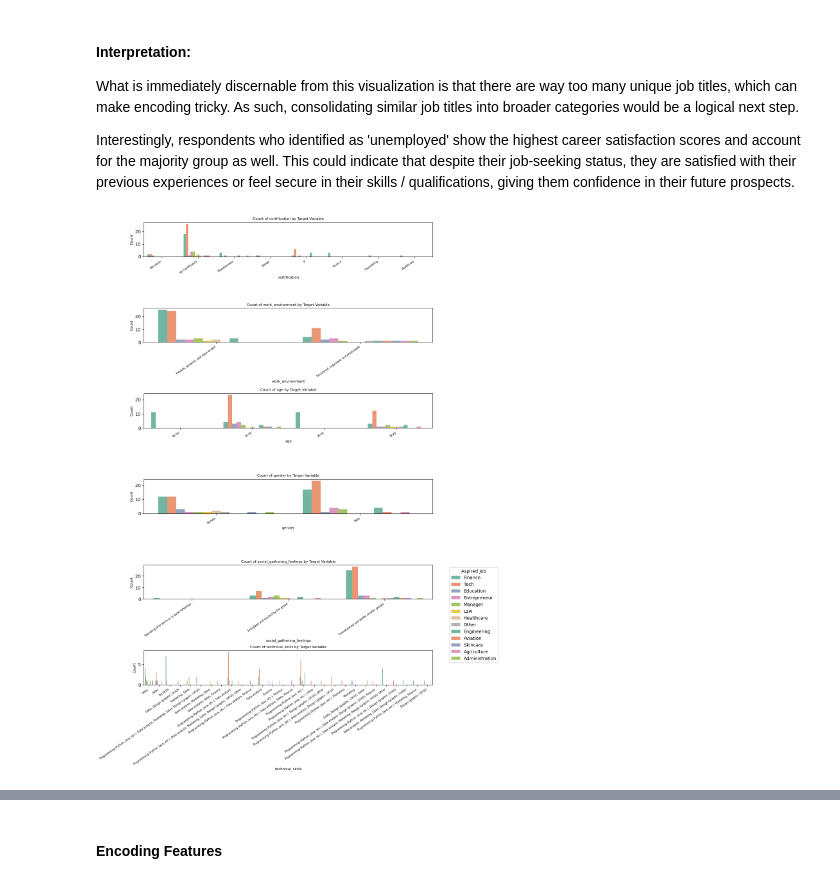
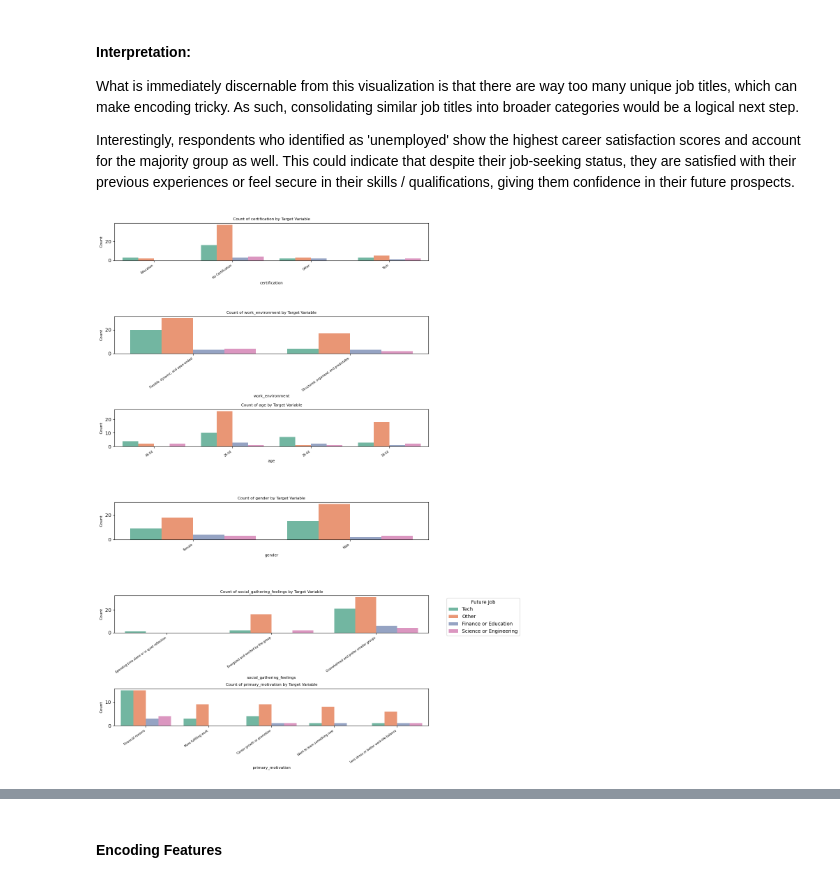
Before and after one commit to Ummhabibi/MJ, a Jupyter notebook: AI Career Advisor Project.ipynb, the cells around one changed output, grey strips where cells are left out. Cells and saved outputs as stored; diff of their text form; code cells hidden in the pictures.

```diff
--- a/AI Career Advisor Project.ipynb
+++ b/AI Career Advisor Project.ipynb
@@ -318,0 +337,3 @@ df[['transition_career']]
+# %%
+#Rename column
+df.rename(columns={'transition_career': 'future_job'}, inplace=True)
@@ -324,7 +354,7 @@ array(['Difficulty finding opportunities', 'None',
        'Financial instability during the transition', 'Other'],
       dtype=object)
 # %%
-df['transition_challenge'].fillna('None', inplace=True)
+df['transition_challenge'].fillna('Other', inplace=True)
 # %%
 #Checking for missing values
 df['transition_challenge'].isnull().sum()
@@ -397,12 +432,6 @@ df['free_time_activity'].fillna(df['free_time_activity'].mode()[0], inplace=True
 # %%
 #Fill missing values in certification column
 df['certification'].fillna('Not specified', inplace=True)
-
-# Splitting certifications
-df['certification'] = df['certification'].str.split(', ')
-
-# Exploding the DataFrame to have one certification per row
-df = df.explode('certification')
 # %%
 df['certification'].unique()
 # %% [output]
@@ -716,40 +611,40 @@ plt.show()
 What is immediately discernable from this visualization is that there are way too many unique job titles, which can make encoding tricky. As such, consolidating similar job titles into broader categories would be a logical next step.
 
 Interestingly, respondents who identified as 'unemployed' show the highest career satisfaction scores and account for the majority group as well. This could indicate that despite their job-seeking status, they are satisfied with their previous experiences or feel secure in their skills / qualifications, giving them confidence in their future prospects.
-# %%
-import seaborn as sns
-import matplotlib.pyplot as plt
-
-# Example categorical features
-categorical_features = ['certification', 'work_environment', 'age', 'gender',
-                        'social_gathering_feelings', 'technical_skills']
-num_features = len(categorical_features)
-
-# Increase figure size
-plt.figure(figsize=(12, 18))  # Increase height to allow more room for subplots
-
-for i, feature in enumerate(categorical_features):
-    plt.subplot(num_features, 1, i + 1)  # Create a subplot for each feature
-    sns.countplot(data=df, x=feature, hue='aspired_job', palette='Set2')
-    plt.title(f'Count of {feature} by Target Variable', fontsize=8)
-    plt.xlabel(feature, fontsize=8)
-    plt.ylabel('Count', fontsize=8)
-    plt.xticks(rotation=35, fontsize=6, ha='right')  # Rotate x-axis labels and right-align them
-
-    # Remove legend for all subplots except the last one
-    if i < num_features - 1:
-        plt.legend([],[], frameon=False)
-
-# Add the legend only once, outside the last subplot
-plt.legend(title='Aspired Job', bbox_to_anchor=(1.05, 3.5), loc='upper left')
-
-# Manually adjust space to fix overlap issues
-plt.tight_layout()  # Attempt to fit the layout
-plt.subplots_adjust(left=0.1, right=0.85, top=0.9, bottom=0.1, hspace=1.5)  # Increase hspace
-
-plt.show()
-# %% [output]
-[figure, removed]
+# %%
+import seaborn as sns
+import matplotlib.pyplot as plt
+
+# Example categorical features
+categorical_features = ['certification', 'work_environment', 'age', 'gender',
+                        'social_gathering_feelings', 'primary_motivation']
+num_features = len(categorical_features)
+
+# Increase figure size
+plt.figure(figsize=(12, 18))  # Increase height to allow more room for subplots
+
+for i, feature in enumerate(categorical_features):
+    plt.subplot(num_features, 1, i + 1)  # Create a subplot for each feature
+    sns.countplot(data=df, x=feature, hue='future_job', palette='Set2')
+    plt.title(f'Count of {feature} by Target Variable', fontsize=8)
+    plt.xlabel(feature, fontsize=8)
+    plt.ylabel('Count', fontsize=8)
+    plt.xticks(rotation=35, fontsize=6, ha='right')  # Rotate x-axis labels and right-align them
+
+    # Remove legend for all subplots except the last one
+    if i < num_features - 1:
+        plt.legend([],[], frameon=False)
+
+# Add the legend only once, outside the last subplot
+plt.legend(title='Future Job', bbox_to_anchor=(1.05, 3.5), loc='upper left')
+
+# Manually adjust space to fix overlap issues
+plt.tight_layout()  # Attempt to fit the layout
+plt.subplots_adjust(left=0.1, right=0.85, top=0.9, bottom=0.1, hspace=1.5)  # Increase hspace
+
+plt.show()
+# %% [output]
+[figure, added]
 # %% [markdown]
 #### Interpretation:
 
```
Also changed, not shown: parts of 113 cells of this notebook.
